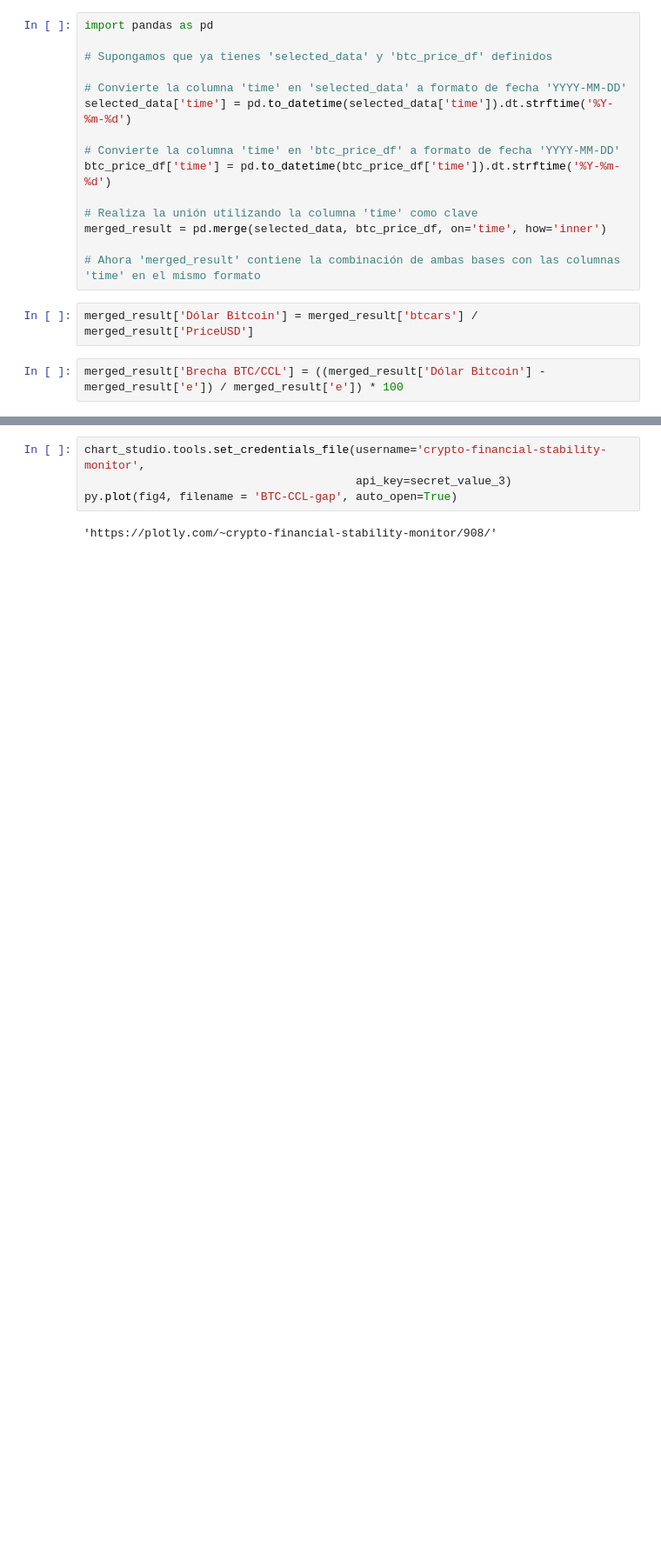
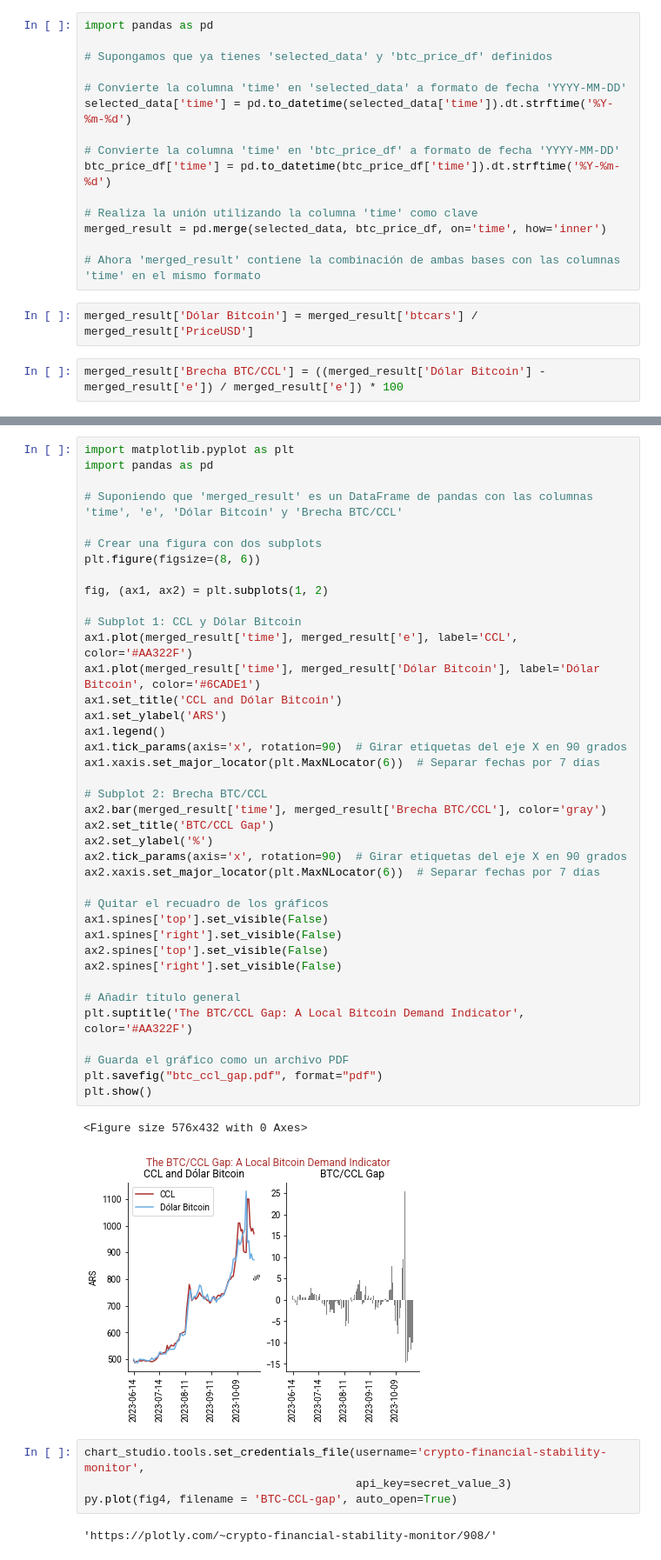
Before and after one commit to emigiupponi/btc-ranking-prices-arg, a Jupyter notebook: btc-ranking-prices-in-argentina.ipynb, the cells around one changed output, grey strips where cells are left out. Shown at 87% size. Cells and saved outputs as stored; diff of their text form; blank space fills up the shorter version.

```diff
--- a/btc-ranking-prices-in-argentina.ipynb
+++ b/btc-ranking-prices-in-argentina.ipynb
@@ -841,6 +973,48 @@ fig4.update_layout(
 fig4.show()
 # %% [output]
 [interactive output not drawn]
+# %%
+import matplotlib.pyplot as plt
+import pandas as pd
+
+# Suponiendo que 'merged_result' es un DataFrame de pandas con las columnas 'time', 'e', 'Dólar Bitcoin' y 'Brecha BTC/CCL'
+
+# Crear una figura con dos subplots
+plt.figure(figsize=(8, 6))
+
+fig, (ax1, ax2) = plt.subplots(1, 2)
+
+# Subplot 1: CCL y Dólar Bitcoin
+ax1.plot(merged_result['time'], merged_result['e'], label='CCL', color='#AA322F')
+ax1.plot(merged_result['time'], merged_result['Dólar Bitcoin'], label='Dólar Bitcoin', color='#6CADE1')
+ax1.set_title('CCL and Dólar Bitcoin')
+ax1.set_ylabel('ARS')
+ax1.legend()
+ax1.tick_params(axis='x', rotation=90)  # Girar etiquetas del eje X en 90 grados
+ax1.xaxis.set_major_locator(plt.MaxNLocator(6))  # Separar fechas por 7 días
+
+# Subplot 2: Brecha BTC/CCL
+ax2.bar(merged_result['time'], merged_result['Brecha BTC/CCL'], color='gray')
+ax2.set_title('BTC/CCL Gap')
+ax2.set_ylabel('%')
+ax2.tick_params(axis='x', rotation=90)  # Girar etiquetas del eje X en 90 grados
+ax2.xaxis.set_major_locator(plt.MaxNLocator(6))  # Separar fechas por 7 días
+
+# Quitar el recuadro de los gráficos
+ax1.spines['top'].set_visible(False)
+ax1.spines['right'].set_visible(False)
+ax2.spines['top'].set_visible(False)
+ax2.spines['right'].set_visible(False)
+
+# Añadir título general
+plt.suptitle('The BTC/CCL Gap: A Local Bitcoin Demand Indicator', color='#AA322F')
+
+# Guarda el gráfico como un archivo PDF
+plt.savefig("btc_ccl_gap.pdf", format="pdf")
+plt.show()
+# %% [output]
+<Figure size 576x432 with 0 Axes>
+[figure, added]
 # %%
 chart_studio.tools.set_credentials_file(username='crypto-financial-stability-monitor',
                                         api_key=secret_value_3)
```
Also changed, not shown: parts of 12 cells of this notebook.
